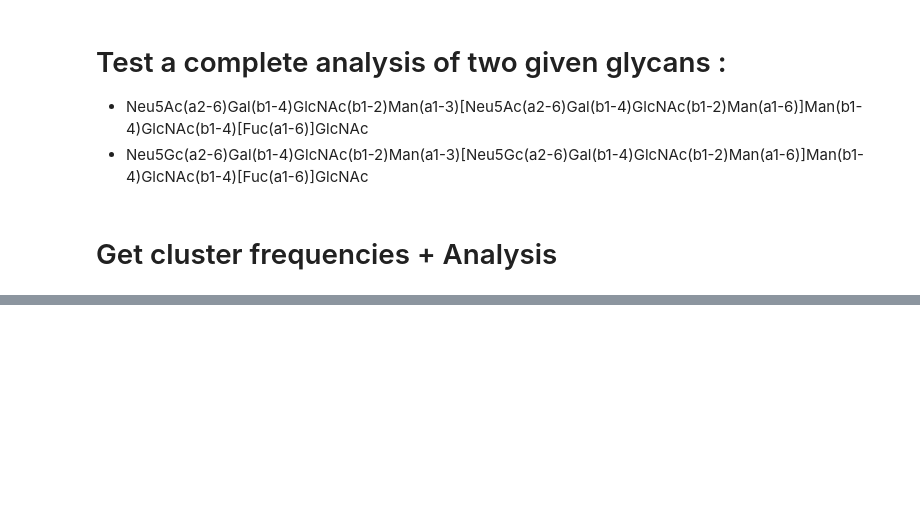
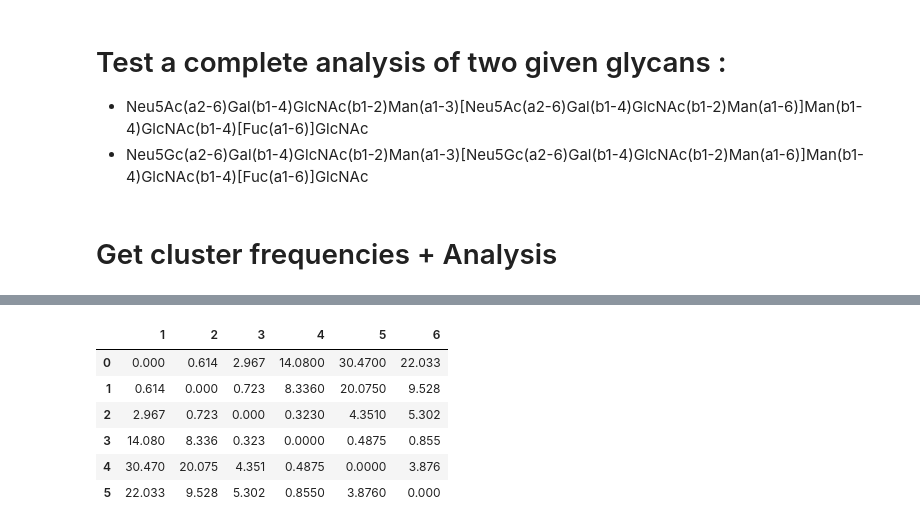
Before and after one commit to lthomes/glycontact, a Jupyter notebook: process_data.ipynb, the cells around one changed output, grey strips where cells are left out. Drawn from its saved outputs; the diff is of its cells as text; code cells hidden in the pictures; blank space fills up the shorter version.

```diff
--- a/process_data.ipynb
+++ b/process_data.ipynb
@@ -1906,0 +2056,10 @@ for g in glycans_without_major_cluster:
+# %%
+df3
+# %% [output]
+|  | 1 | 2 | 3 | 4 | 5 | 6 |
+| 0 | 0.000 | 0.614 | 2.967 | 14.0800 | 30.4700 | 22.033 |
+| 1 | 0.614 | 0.000 | 0.723 | 8.3360 | 20.0750 | 9.528 |
+| 2 | 2.967 | 0.723 | 0.000 | 0.3230 | 4.3510 | 5.302 |
+| 3 | 14.080 | 8.336 | 0.323 | 0.0000 | 0.4875 | 0.855 |
+| 4 | 30.470 | 20.075 | 4.351 | 0.4875 | 0.0000 | 3.876 |
+| 5 | 22.033 | 9.528 | 5.302 | 0.8550 | 3.8760 | 0.000 |
```
Also changed, not shown: parts of 9 cells of this notebook, 6 other files.
